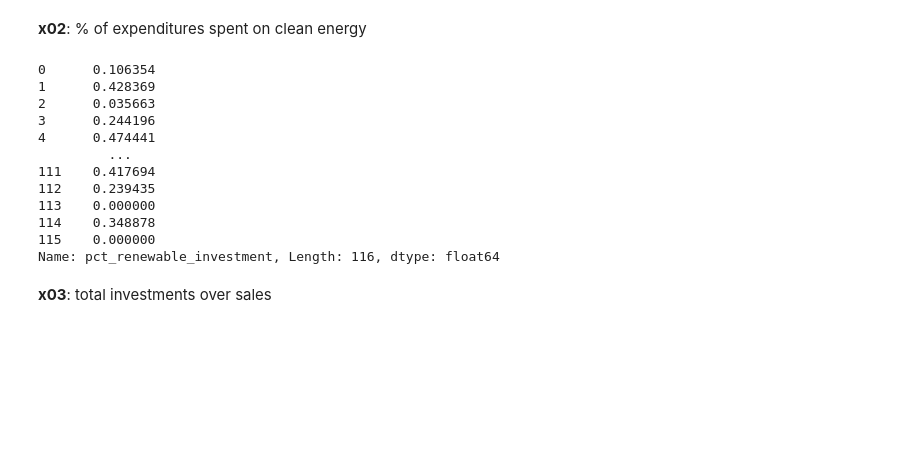
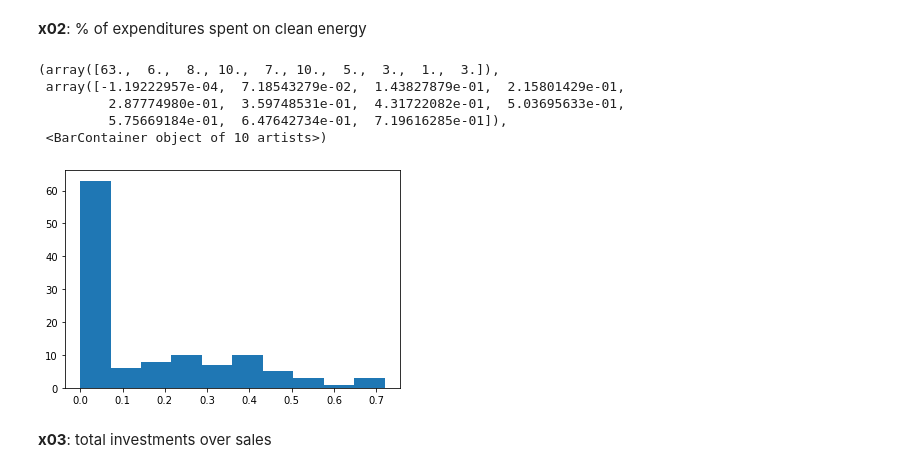
Before and after one commit to 2elle2/rmi-project, a Jupyter notebook: model/03_feature_engineering.ipynb, the cells around one changed output. Cells and saved outputs as stored; diff of their text form; code cells hidden in the pictures; blank space fills up the shorter version.

```diff
--- a/model/03_feature_engineering.ipynb
+++ b/model/03_feature_engineering.ipynb
@@ -347,26 +341,20 @@ __x02__: % of expenditures spent on clean energy
 # %%
 # x2 measures the % of expenitures for "clean" energy (renewables, nuclear, and hydro)
 investments_fossil = sum_investments_sales_df['investment_value_steam'] + sum_investments_sales_df['investment_value_other_fossil']
 investments_clean = sum_investments_sales_df['investment_value_renewables'] + sum_investments_sales_df['investment_value_nuclear'] + sum_investments_sales_df['investment_value_hydro']
 sum_investments_sales_df['pct_renewable_investment'] = np.where(
     sum_investments_sales_df['sum_investments_generation'] != 0,
     investments_clean / sum_investments_sales_df['sum_investments_generation'],
     0)
 x02_renewables_investment_pct = sum_investments_sales_df['pct_renewable_investment'].reset_index(drop=True)
-x02_renewables_investment_pct
+plt.hist(x02_renewables_investment_pct)
 # %% [output]
-0      0.106354
-1      0.428369
-2      0.035663
-3      0.244196
-4      0.474441
-         ...
-111    0.417694
-112    0.239435
-113    0.000000
-114    0.348878
-115    0.000000
-Name: pct_renewable_investment, Length: 116, dtype: float64
+(array([63.,  6.,  8., 10.,  7., 10.,  5.,  3.,  1.,  3.]),
+ array([-1.19222957e-04,  7.18543279e-02,  1.43827879e-01,  2.15801429e-01,
+         2.87774980e-01,  3.59748531e-01,  4.31722082e-01,  5.03695633e-01,
+         5.75669184e-01,  6.47642734e-01,  7.19616285e-01]),
+ <BarContainer object of 10 artists>)
+[figure, added]
 # %% [markdown]
 __x03__: total investments over sales
 # %%
```
Also changed, not shown: parts of 12 cells of this notebook, 10 other files.
